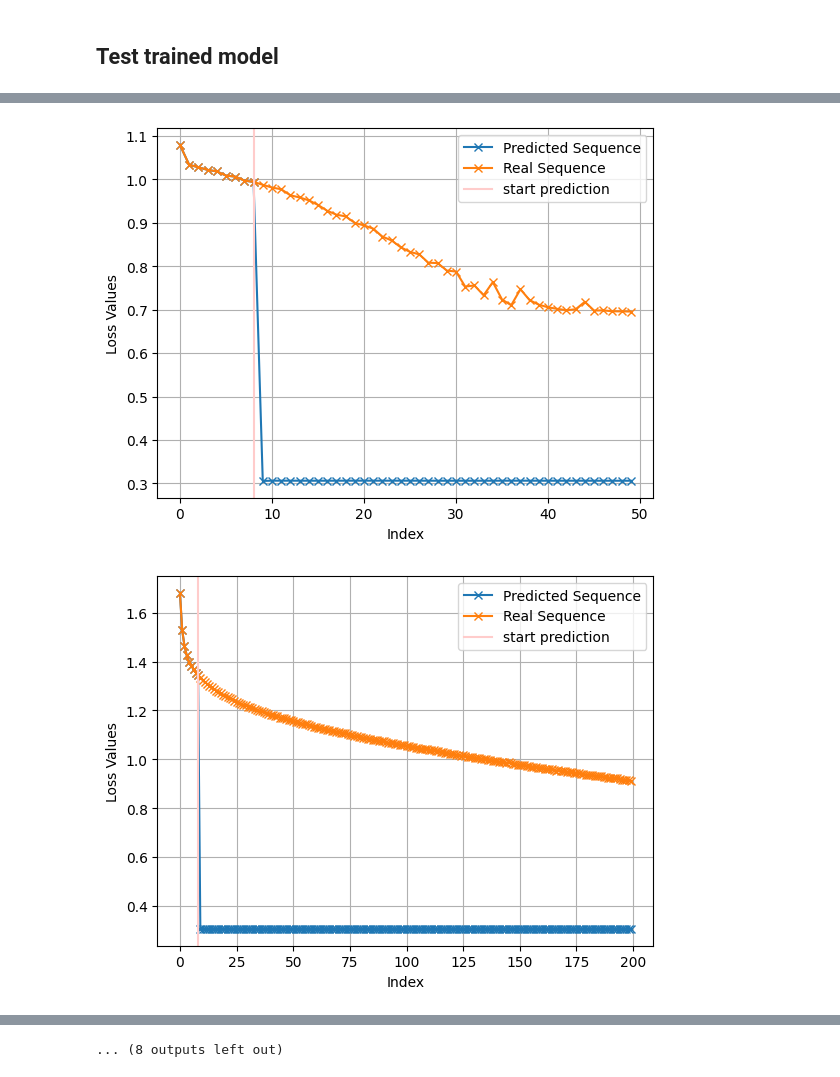
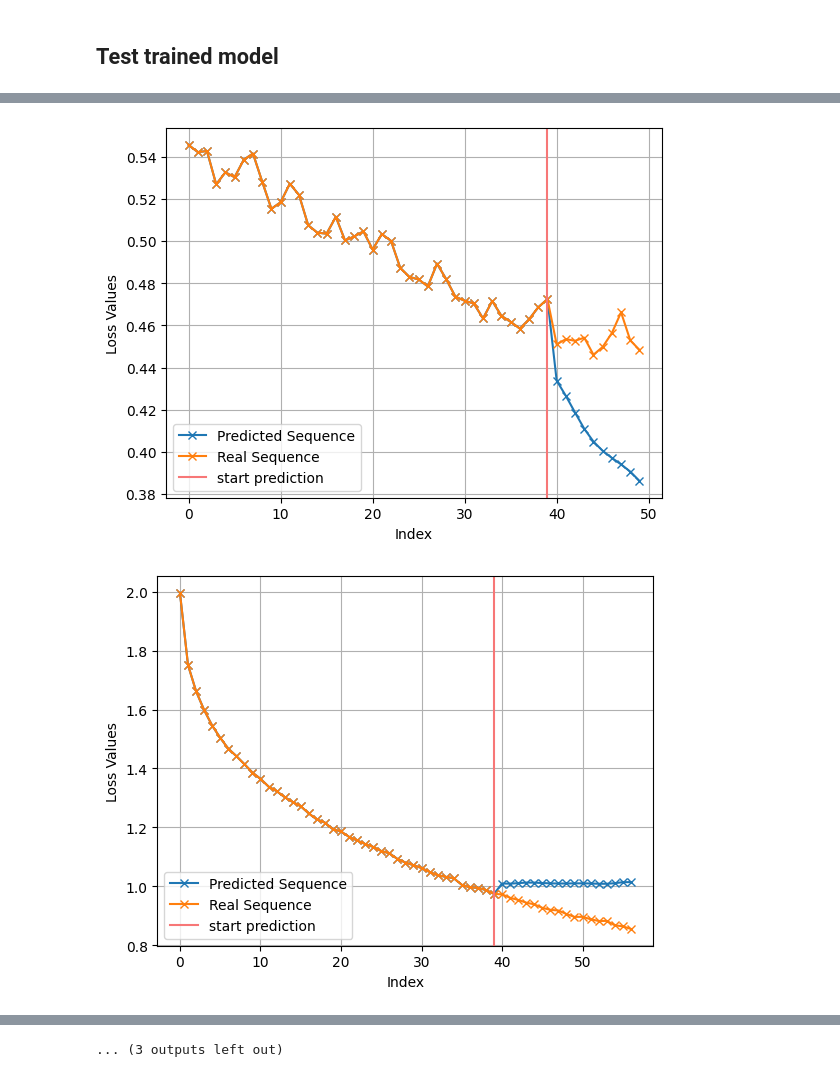
Before and after one commit to vincent-stadler/dPoDL, a Jupyter notebook: experiments/training/train-transformer-variable-length.ipynb, the cells around one changed output, grey strips where cells are left out. Drawn from its saved outputs; the diff is of its cells as text; code cells hidden in the pictures.

```diff
--- a/experiments/training/train-transformer-variable-length.ipynb
+++ b/experiments/training/train-transformer-variable-length.ipynb
@@ -18,7 +19,7 @@ import random
 # Folder containing CSVs with sequences of loss values
 folder_path = r'C:\Users\daV\Documents\ZHAW\HS 2024\dPoDL\dPoDL\experiments\filtered-search\cnns\cifar10\categorical'
 input_window = 9
-output_window = 1
+output_window = 1   # min 1
 
 sequences = []
 
@@ -30,11 +31,14 @@ for filename in [i for i in os.listdir(folder_path) if i.endswith(".csv")]:
             data = pd.read_csv(file_path)
             if len(data) >= input_window + output_window:
                 values_temp = data['Loss'].values
-                if max(values_temp) < 2.5 and min(values_temp) >= 0:  # make sure data makes sense
+                if max(values_temp) < 2 and min(values_temp) > 0:  # make sure data makes sense
                     sequences.append(values_temp)
         except:
             print(filename)
 
+# crop to 60 values max
+input_length = 60
+sequences = [s if len(s) <= input_length else s[:input_length]for s in sequences]
 flattened = list(itertools.chain(*sequences))
 mean, std = np.mean(flattened), np.std(flattened)
 print("number of sequences:", len(sequences), "mean:", mean, "std:", std)
@@ -51,5 +87,16 @@ plt.show()
 # %%
 train_split = 0.8
-train_sequences, test_sequences = sequences[:int(len(sequences) * train_split)], sequences[int(len(sequences) * train_split):]
-len(train_sequences), len(test_sequences)
+train_split_index = int(len(sequences) * train_split)
+sequences_standardized = [(s-mean)/std for s in sequences]
+flattened_s = list(itertools.chain(*sequences_standardized))
+mean_s, std_s = np.mean(flattened_s), np.std(flattened_s)
+print("new mean and std of standardized sequences:", mean_s, std_s)
+
+train_sequences_not_augmented, test_sequences = sequences_standardized[:train_split_index], sequences_standardized[train_split_index:]
+train_sequences = []
+for seq in train_sequences_not_augmented:
+    for ix in range(2, len(seq)+1):
+        train_sequences.append(seq[:ix])
+
+print("train samples:", len(train_sequences), "test samples (not augmented that's why fewer):", len(test_sequences))
 # %% [output]
@@ -142,6 +266,16 @@ Epoch [1/10], Loss: 86.08218326543822
 def predict_next_value(model, sequence):
     model.eval()
     with torch.no_grad():
-        input_sequence = torch.tensor(sequence, dtype=torch.float32).unsqueeze(0).unsqueeze(-1) # Shape: (1, seq_length, 1)
-        prediction = model(input_sequence)
+        # Prepare the input sequence
+        input_sequence = torch.tensor(sequence, dtype=torch.float32).unsqueeze(-1)  # Shape: (seq_length, 1)
+        padded_input = torch.zeros(input_length, 1)  # Padding to fixed length
+        padded_input[:len(sequence)] = input_sequence  # Copy sequence into padded tensor
+
+        # Create the key_padding_mask
+        key_padding_mask = torch.full((1, input_length), True, dtype=torch.bool)  # All True initially
+        key_padding_mask[0, :len(sequence)] = False  # False for valid positions
+
+        # Make the prediction
+        padded_input = padded_input.unsqueeze(0)  # Add batch dimension: (1, input_length, 1)
+        prediction = model(padded_input, key_padding_mask)
         return prediction.item()
@@ -169,6 +282,7 @@ def predict_next_value(model, sequence):
 # %%
 results_hallucinate = []
-for sequence in test_sequences:
+input_window = 40  # even good results with 3!
+for sequence in [_ for _ in test_sequences if len(_) > input_window + 5]:
     real_sequence, predicted_sequence = sequence, list(sequence[:input_window])
 
     for i in range(input_window, len(sequence)):
@@ -179,5 +293,4 @@ for sequence in test_sequences:
 
     predicted_sequence = previous_input
     real_sequence, predicted_sequence = real_sequence * std + mean, predicted_sequence * std + mean
-    print(list(real_sequence)[input_window:], "\n",list(predicted_sequence)[input_window:], "\n\n")
     results_hallucinate.append((real_sequence, predicted_sequence))
@@ -202,12 +297,12 @@ for sequence in test_sequences:
 # %%
-num_samples = 20
+num_samples = 15
 
 sample = random.sample(results_hallucinate, num_samples)
 for i, (real_sequence, predicted_sequence) in enumerate(sample):
     plt.figure()
     plt.plot(predicted_sequence, label="Predicted Sequence", marker='x', linestyle='-')
     plt.plot(real_sequence, label="Real Sequence", marker='x', linestyle='-')
-    plt.axvline(x=input_window-1, color='#ffcccb', linestyle='-', label="start prediction")
+    plt.axvline(x=input_window-1, color='#f77777', linestyle='-', label="start prediction")
 
     plt.xlabel("Index")
     plt.ylabel("Loss Values")
@@ -223,2 +318,2 @@ for i, (real_sequence, predicted_sequence) in enumerate(sample):
-[figure, old version]
+[figure, new version]
-[figure, old version]
+[figure, new version]
@@ -230,4 +325,4 @@ for i, (real_sequence, predicted_sequence) in enumerate(sample):
-... (8 outputs left out)
+... (3 outputs left out)
 # %%
 model_save_path = "models/trained_model_variable_length_bad.pth"
 
```
Also changed, not shown: parts of 14 cells of this notebook, 3 other files.
